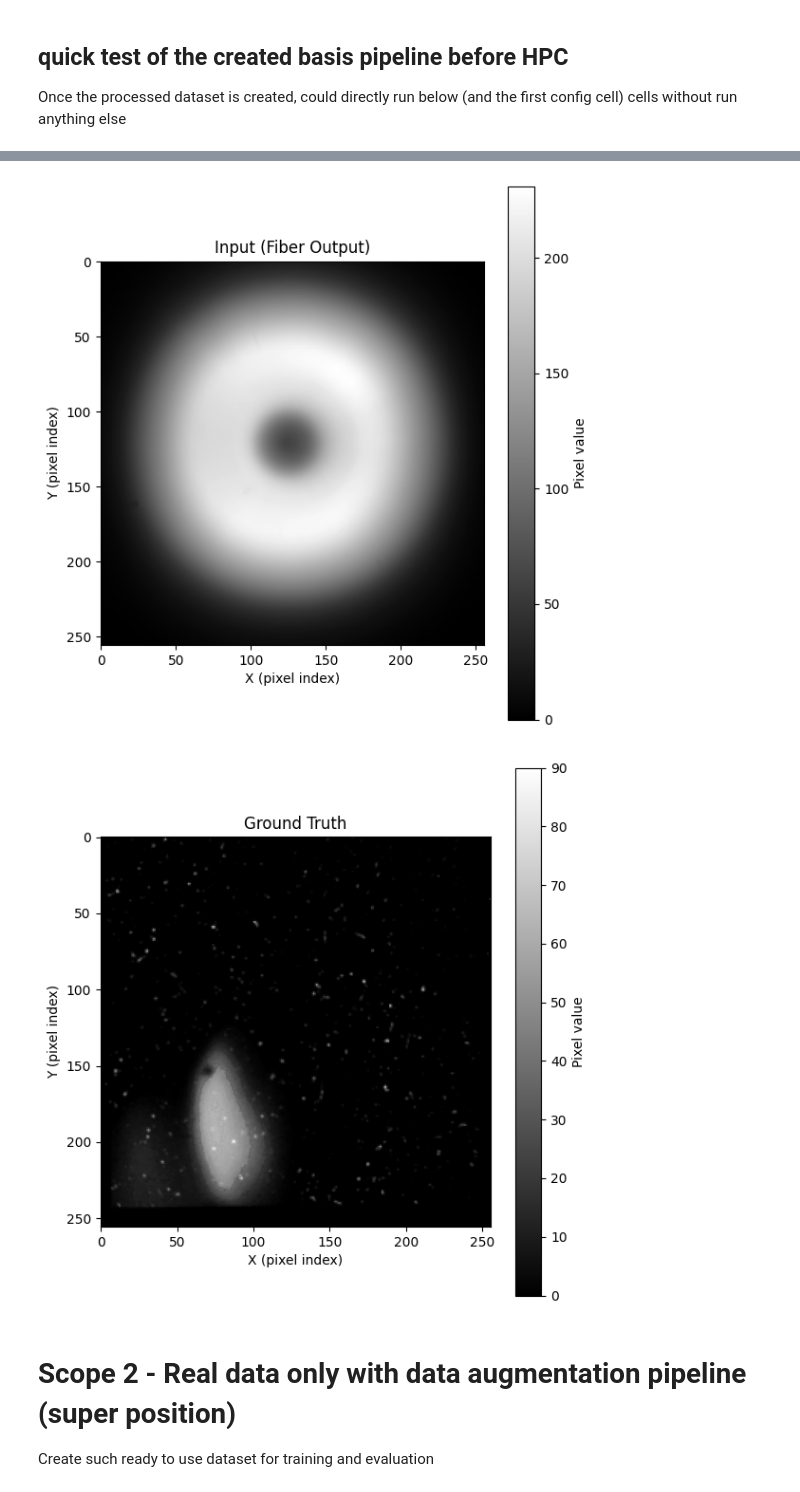
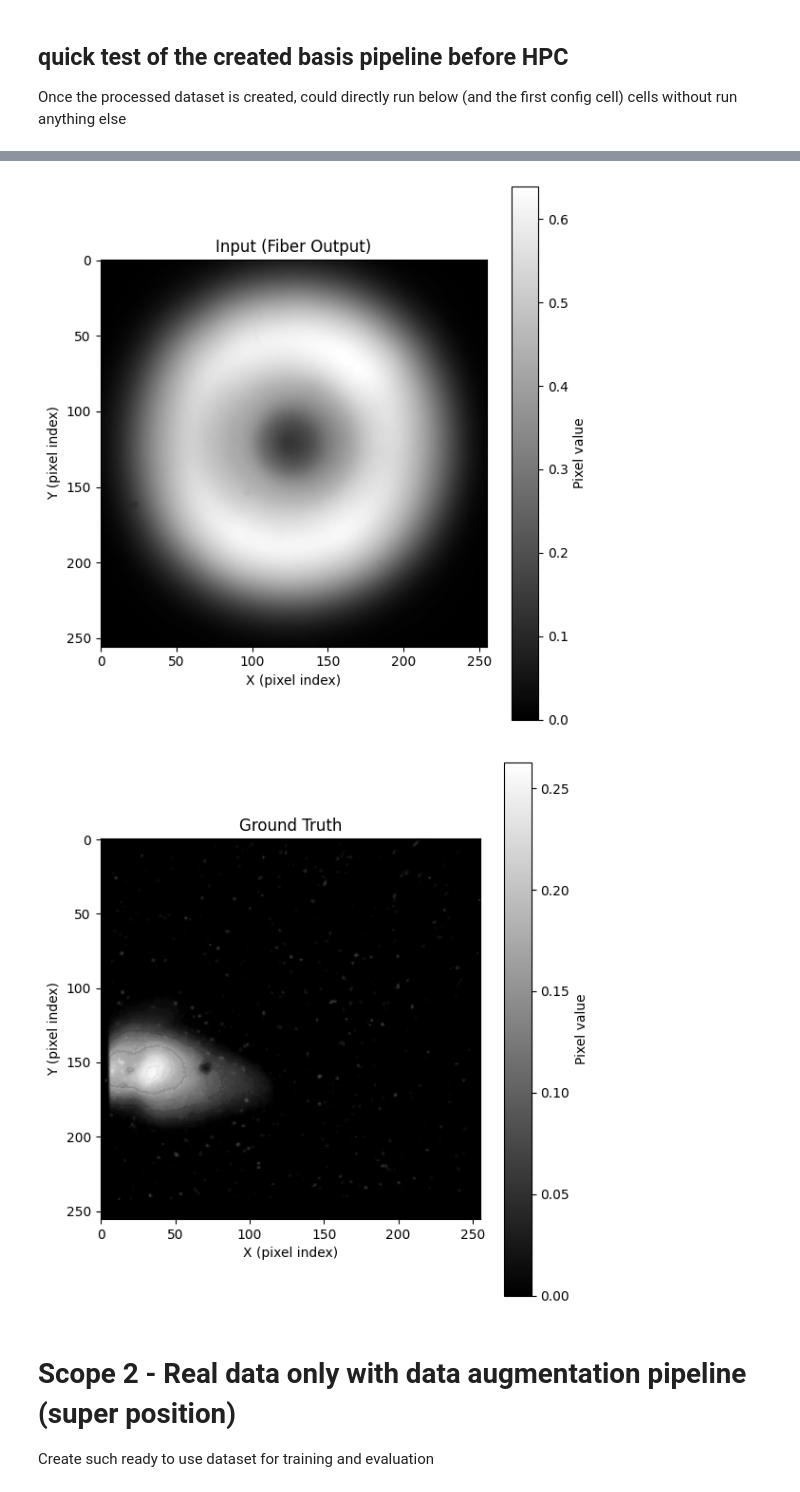
Before and after one commit to Andrew-XQY/fiber-image-reconstruction, a Jupyter notebook: evaluation/clear_analysis.ipynb, the cells around one changed output, grey strips where cells are left out. Cells and saved outputs as stored; diff of their text form; code cells hidden in the pictures.

Commit message:
completed data augmentation pipeline config

```diff
--- a/evaluation/clear_analysis.ipynb
+++ b/evaluation/clear_analysis.ipynb
@@ -469,6 +475,11 @@ Once the processed dataset is created, could directly run below (and the first c
 from xflow.extensions.physics.pipeline import CachedBasisPipeline, LinearCombinator, PatternDecompositionCombinator, IndexCombinator
 from xflow.data import build_transforms_from_config, PyTorchPipeline
 from xflow.extensions.physics import pattern_gen
+
+config = load_config(
+    f"{experiment_name}.yaml",
+    machine=machine
+)
 
 # training set (basis -> generative pipeline)
 query = """
@@ -507,20 +518,15 @@ canvas.set_postprocess_fns([T.get("remap_range"), partial(T.get("resize"), size=
 canvas._distributions = [pattern_gen.StaticGaussianDistribution(canvas) for _ in range(100)]
 canvas.thresholding(10)
 
-stream = canvas.pattern_stream(std_1=0.03, std_2=0.1, max_intensity=100, fade_rate=0.97, distribution='other') # (std_1=0.03, std_2=0.2, max_intensity=100, fade_rate=0.96, distribution='other'
-
-# ======== pattern decomposition combinator using SGM ========
-# combinator = PatternDecompositionCombinator(
-#     pattern_provider=stream,
-#     decomposition_method="projection",  # projection, nnls
-# )
+stream = canvas.pattern_stream(std_1=0.02, std_2=0.08, max_intensity=100, fade_rate=0.98, distribution='other') # (std_1=0.03, std_2=0.2, max_intensity=100, fade_rate=0.96, distribution='other'
 
 # ======== random combinator using index + SGM ========
 combinator = IndexCombinator(
     pattern_provider=stream,
+    post_transforms= build_transforms_from_config(config["data"]["post_transforms"]["torch"]),
 )
 
 val_provider, test_provider = eval_provider.split(config["data"]["val_test_split"])
 train_pipeline = CachedBasisPipeline(train_provider, combinator=combinator, transforms=transforms, eager=True)
-val_pipeline = PyTorchPipeline(val_provider, transforms).to_memory_dataset(config["data"]["dataset_ops"])
-test_pipeline = PyTorchPipeline(test_provider, transforms).to_memory_dataset(config["data"]["dataset_ops"])
+val_pipeline = PyTorchPipeline(val_provider, transforms[:-1]).to_memory_dataset(config["data"]["dataset_ops"])   # testset data do not need thresholding since it is to remove stacking noise?
+test_pipeline = PyTorchPipeline(test_provider, transforms[:-1]).to_memory_dataset(config["data"]["dataset_ops"])
@@ -555,12 +535,9 @@ right_t shape: (1, 256, 256) dtype: torch.float32
 # Specifically for the training set, also print out the basis combination info
 for sample in train_pipeline:
     record = combinator.last_record
-    # print(f"Indices: {record.indices}")
-    # print(f"Coefficients: {record.coefficients}")
-    # Get the actual basis components
-    for idx, coef in zip(record.indices, record.coefficients):
-        basis_item = train_pipeline.get_basis(idx)
-        print(f"  basis[{idx}] * {coef:.2f}")
+    # for idx, coef in zip(record.indices, record.coefficients):
+    #     basis_item = train_pipeline.get_basis(idx)
+    #     print(f"  basis[{idx}] * {coef:.2f}")
     left_parts, right_parts = sample
     plot_image(left_parts[0], title="Input (Fiber Output)", figsize=(6,6))
     plot_image(right_parts[0], title="Ground Truth", figsize=(6,6))
@@ -578,10 +555,6 @@ for left_parts, right_parts in val_pipeline:
 
 # TODO: push the pipeline and run on HPC/GPU, but first run locally to test the full pipeline
 
-# TODO: Clip maximum value to 255
-# TODO: remove severely saturated samples in testset
 # TODO: index scale factor is not totally correct, since the peak intensity of basis is not exactly 1.0
 # TODO: noise problem emerges, when stacking too many basis patterns together, need to investigate further
-# TODO: generated image need postprocess or quality gate to deal like noise spark pixel value go over 1000
-# TODO: develop another module or try to modify the combinator? so that given arbitrary target image, I be able to visualize the basis combination results.
 # %% [output]
@@ -607,5 +563,5 @@ for left_parts, right_parts in val_pipeline:
-[figure, old version]
+[figure, new version]
-[figure, old version]
+[figure, new version]
 # %% [markdown]
 # Scope 2 - Real data only with data augmentation pipeline (super position)
 Create such ready to use dataset for training and evaluation
```
Also changed, not shown: parts of 6 cells of this notebook, 2 other files.
